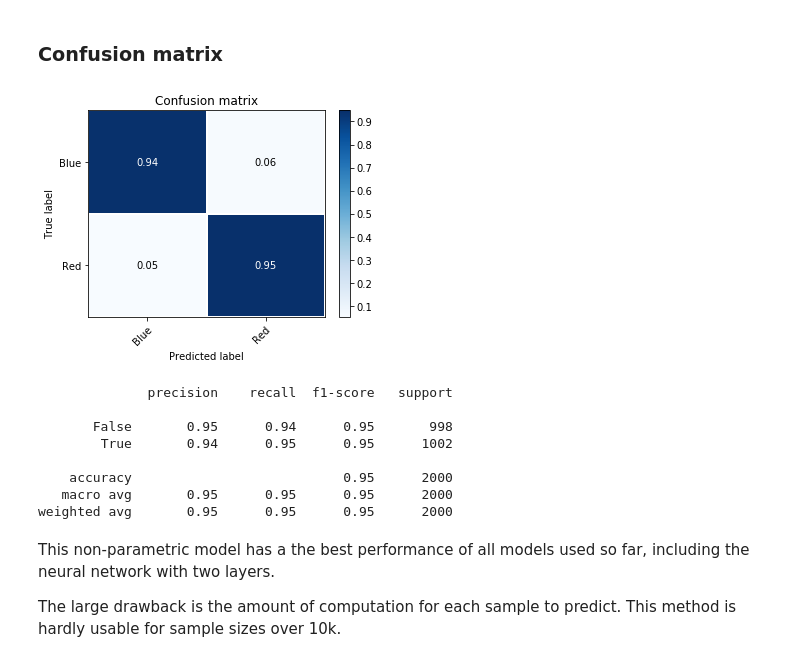
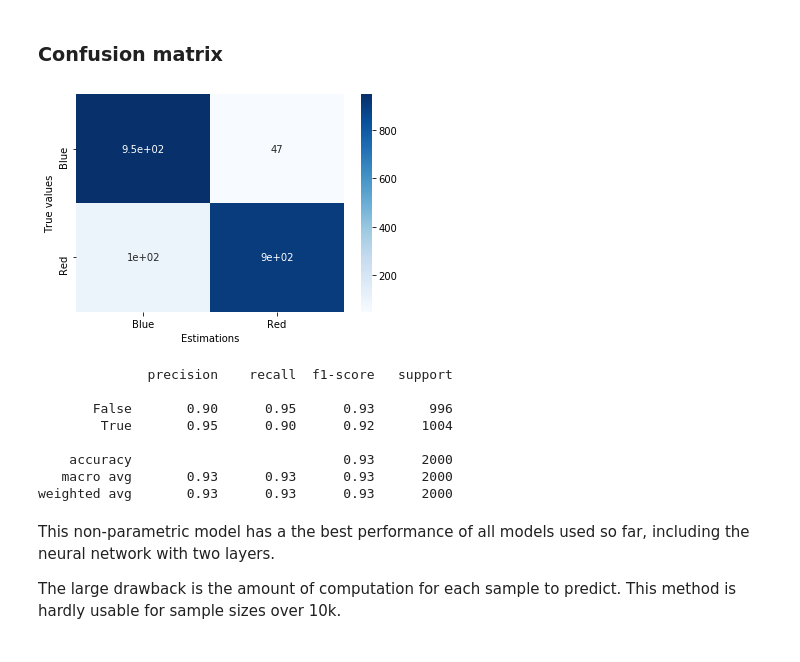
Before and after one commit to tonio73/data-science, a Jupyter notebook: classification/ClassificationContinuous2Features-KNN.ipynb, the cells around one changed output. Saved outputs shown, nothing was run; the diff lists cells and outputs as text; code cells hidden in the pictures.

Commit message:
Completed substitution of heat_map.py

```diff
--- a/classification/ClassificationContinuous2Features-KNN.ipynb
+++ b/classification/ClassificationContinuous2Features-KNN.ipynb
@@ -84,3 +85,21 @@ testColors = ['navy', 'orangered']
+# %%
+def plotHeatMap(X, classes, title=None, fmt='.2g', ax=None, xlabel=None, ylabel=None):
+    """ Fix heatmap plot from Seaborn with pyplot 3.1.0, 3.1.1
+        https://stackoverflow.com/questions/56942670/matplotlib-seaborn-first-and-last-row-cut-in-half-of-heatmap-plot
+    """
+    ax = sns.heatmap(X, xticklabels=classes, yticklabels=classes, annot=True, fmt=fmt, cmap=plt.cm.Blues, ax=ax) #notation: "annot" not "annote"
+    bottom, top = ax.get_ylim()
+    ax.set_ylim(bottom + 0.5, top - 0.5)
+    if title:
+        ax.set_title(title)
+    if xlabel:
+        ax.set_xlabel(xlabel)
+    if ylabel:
+        ax.set_ylabel(ylabel)
+
+def plotConfusionMatrix(yTrue, yEst, classes, title=None, fmt='.2g', ax=None):
+    plotHeatMap(metrics.confusion_matrix(yTrue, yEst), classes, title, fmt, ax, \
+                xlabel='Estimations', ylabel='True values');
 # %% [markdown]
 # K Nearest Neighbors (KNN)
 
@@ -167,20 +186,20 @@ Recall = 0.9481037924151696
 # %% [markdown]
 ### Confusion matrix
 # %%
-plot_heat_map(skMetrics.confusion_matrix(labelTest, labelEst0), np.array(['Blue', 'Red']), normalize=True);
+plotConfusionMatrix(labelTest, labelEst0, np.array(['Blue', 'Red']));
 # %% [output]
-[figure, old version]
+[figure, new version]
 # %%
-print(skMetrics.classification_report(labelTest, labelEst0))
+print(metrics.classification_report(labelTest, labelEst0))
 # %% [output]
               precision    recall  f1-score   support
 
-       False       0.95      0.94      0.95       998
-        True       0.94      0.95      0.95      1002
+       False       0.90      0.95      0.93       996
+        True       0.95      0.90      0.92      1004
 
-    accuracy                           0.95      2000
-   macro avg       0.95      0.95      0.95      2000
-weighted avg       0.95      0.95      0.95      2000
+    accuracy                           0.93      2000
+   macro avg       0.93      0.93      0.93      2000
+weighted avg       0.93      0.93      0.93      2000
 # %% [markdown]
 This non-parametric model has a the best performance of all models used so far, including the neural network with two layers.
 
```
Also changed, not shown: parts of 14 cells of this notebook, 7 other files.
